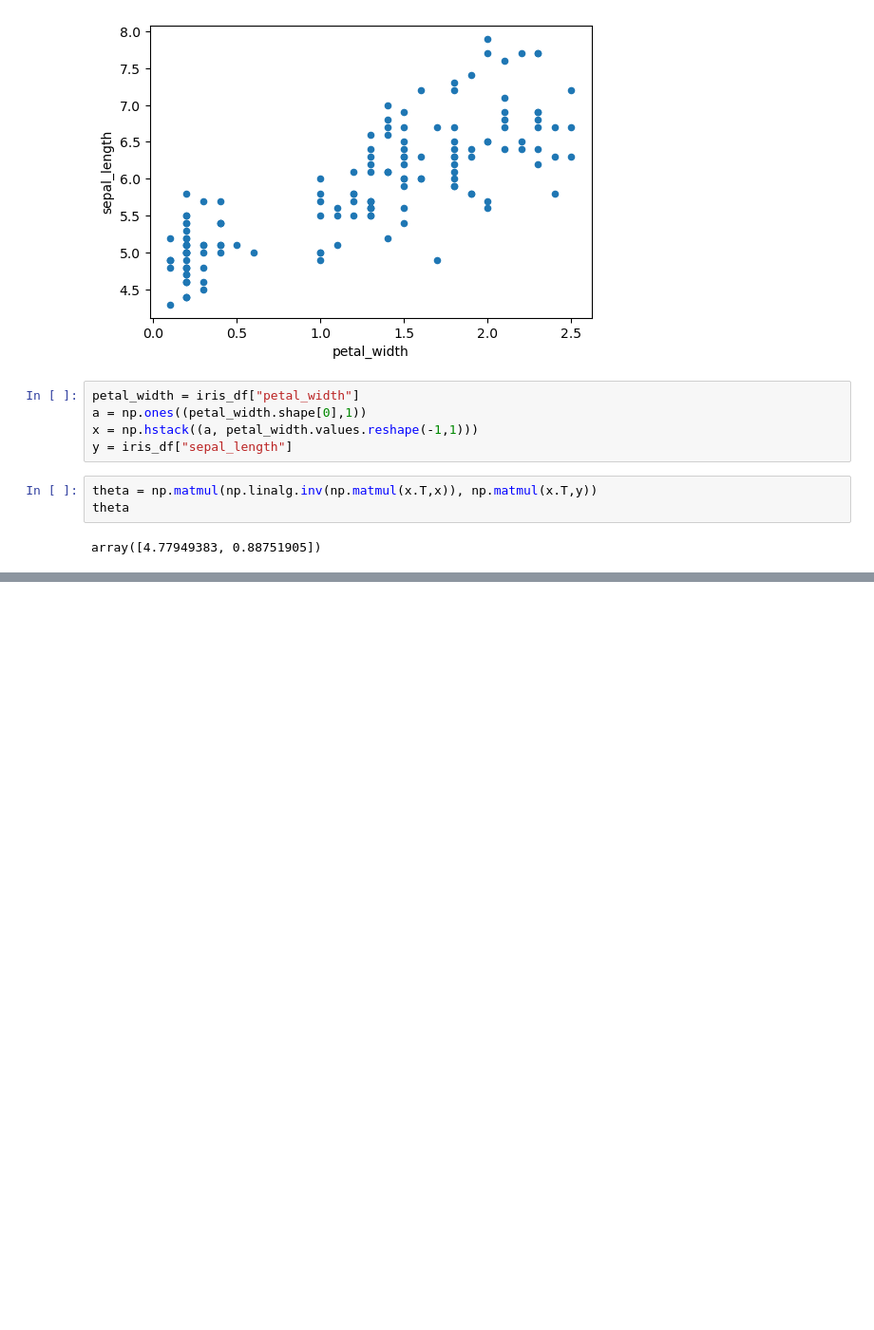
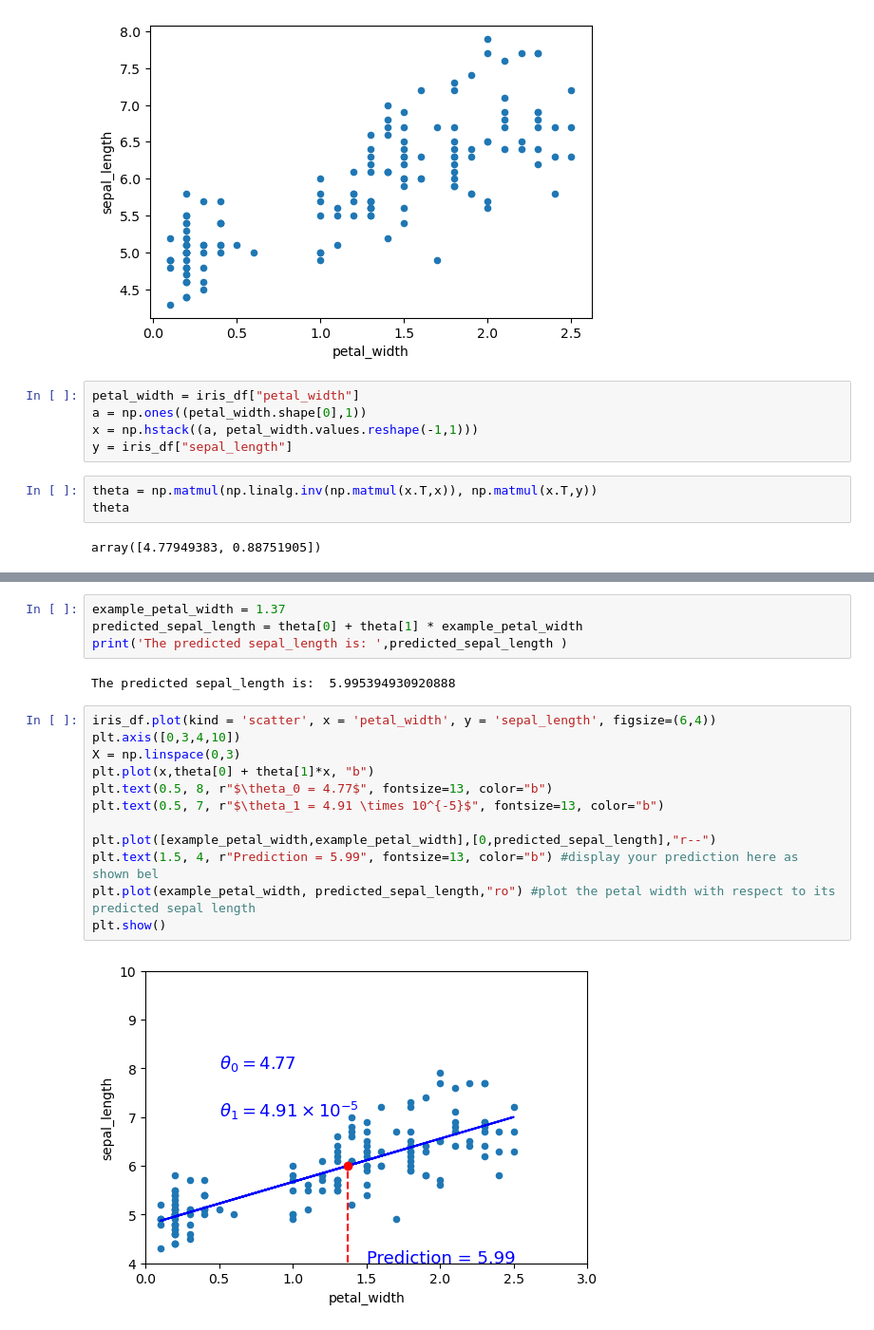
Before and after one commit to chiemelaumeh/data_science, a Jupyter notebook: iris.ipynb, the cells around one changed output, grey strips where cells are left out. Shown: that part at 95% size. Drawn from its saved outputs; the diff is of its cells as text; blank space fills up the shorter version.

```diff
--- a/iris.ipynb
+++ b/iris.ipynb
@@ -40,0 +41,20 @@ plt.show()
+# %%
+example_petal_width = 1.37
+predicted_sepal_length = theta[0] + theta[1] * example_petal_width
+print('The predicted sepal_length is: ',predicted_sepal_length )
+# %% [output]
+The predicted sepal_length is:  5.995394930920888
+# %%
+iris_df.plot(kind = 'scatter', x = 'petal_width', y = 'sepal_length', figsize=(6,4))
+plt.axis([0,3,4,10])
+X = np.linspace(0,3)
+plt.plot(x,theta[0] + theta[1]*x, "b")
+plt.text(0.5, 8, r"$\theta_0 = 4.77$", fontsize=13, color="b")
+plt.text(0.5, 7, r"$\theta_1 = 4.91 \times 10^{-5}$", fontsize=13, color="b")
+
+plt.plot([example_petal_width,example_petal_width],[0,predicted_sepal_length],"r--")
+plt.text(1.5, 4, r"Prediction = 5.99", fontsize=13, color="b") #display your prediction here as shown bel
+plt.plot(example_petal_width, predicted_sepal_length,"ro") #plot the petal width with respect to its predicted sepal length
+plt.show()
+# %% [output]
+[figure, added]
```
Also changed, not shown: parts of 2 cells of this notebook.
